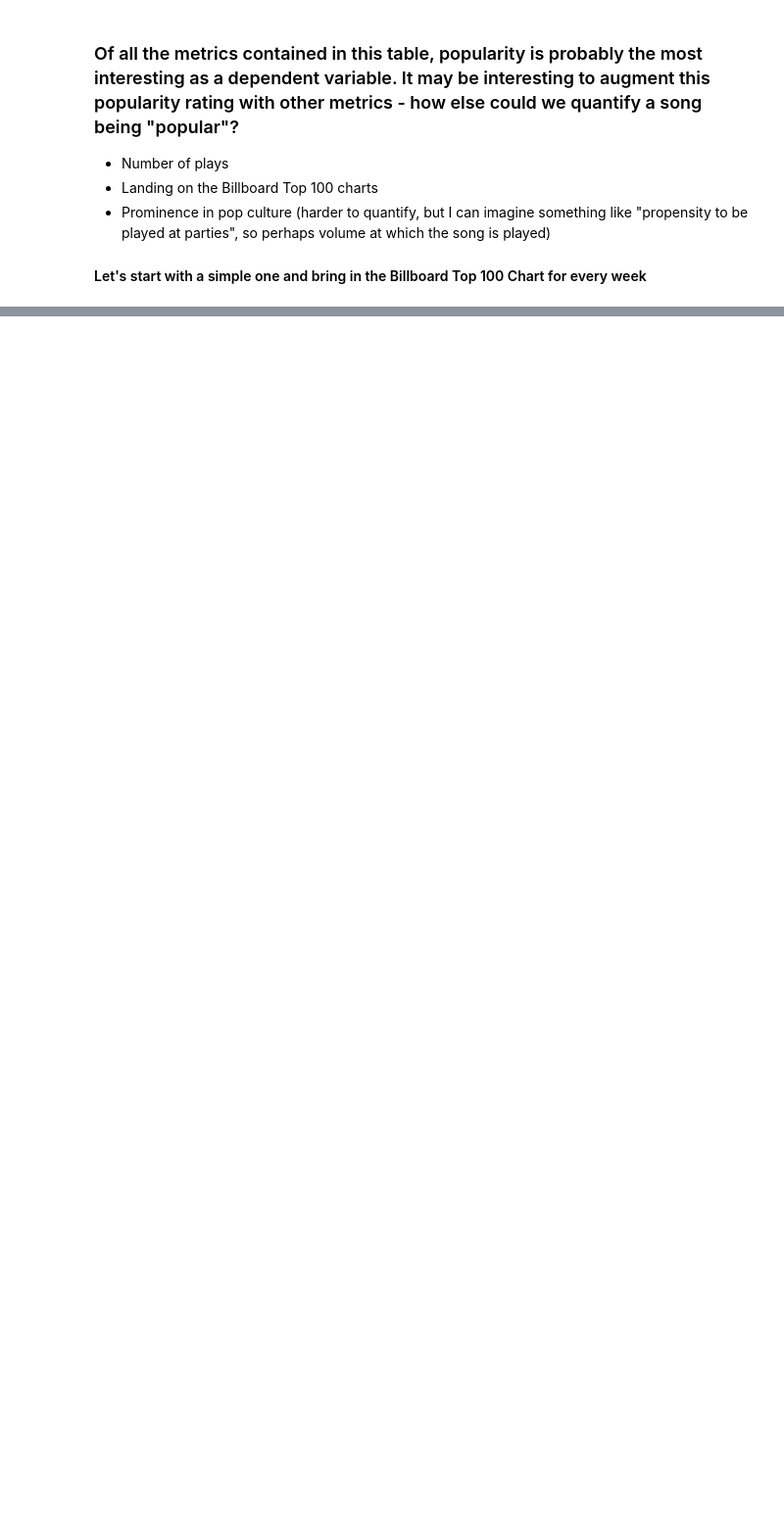
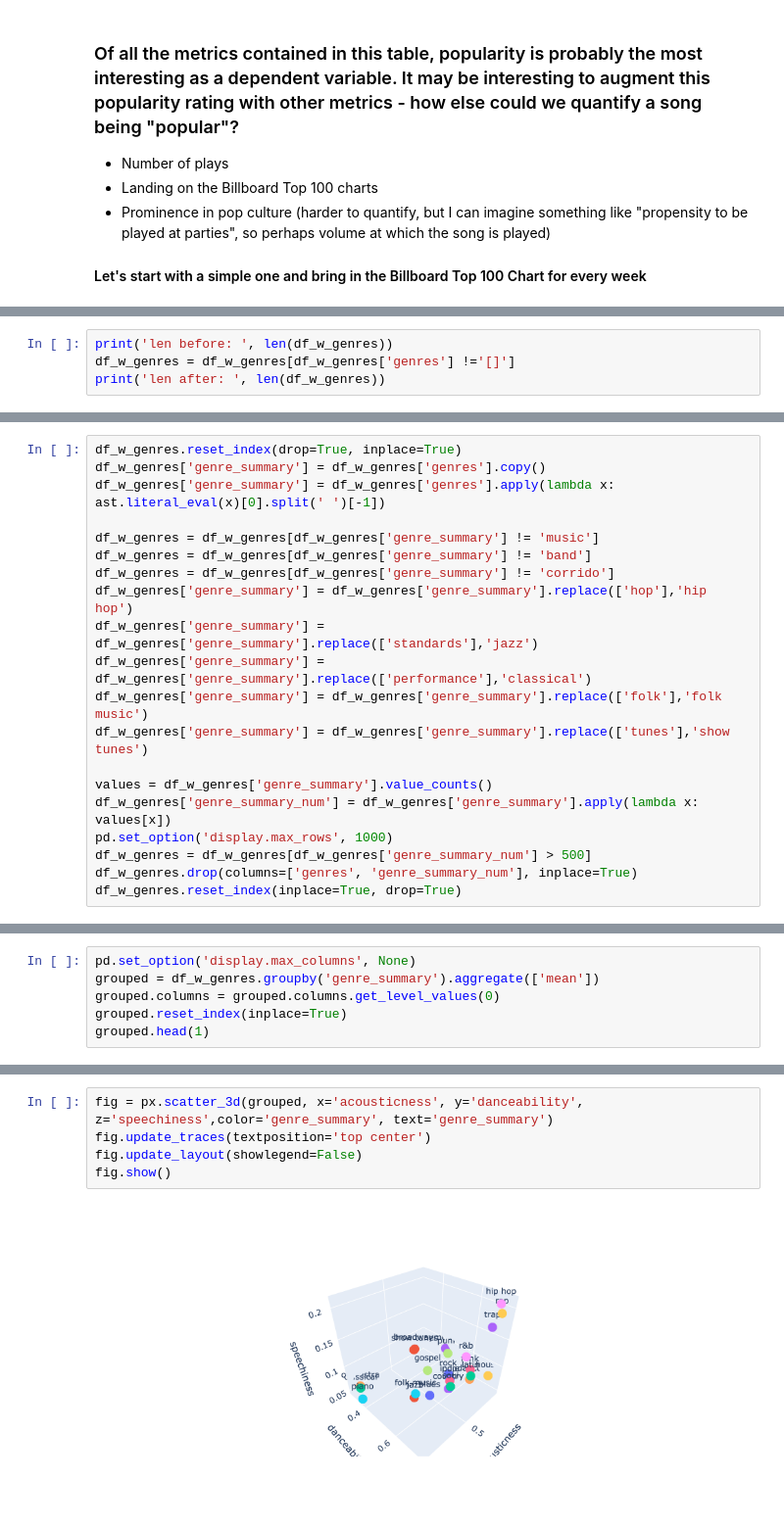
Before and after one commit to chriskeating/grammy-predictions, a Jupyter notebook: popularity.ipynb, the cells around one changed output, grey strips where cells are left out. Shown at 98% size. Drawn from its saved outputs; the diff is of its cells as text; blank space fills up the shorter version.

```diff
--- a/popularity.ipynb
+++ b/popularity.ipynb
@@ -91,0 +67,4 @@ soup.findAll("span", {"class_": "chart-element__information__song text--truncate
+# %%
+print('len before: ', len(df_w_genres))
+df_w_genres = df_w_genres[df_w_genres['genres'] !='[]']
+print('len after: ', len(df_w_genres))
@@ -91,0 +74,20 @@ soup.findAll("span", {"class_": "chart-element__information__song text--truncate
+# %%
+df_w_genres.reset_index(drop=True, inplace=True)
+df_w_genres['genre_summary'] = df_w_genres['genres'].copy()
+df_w_genres['genre_summary'] = df_w_genres['genres'].apply(lambda x: ast.literal_eval(x)[0].split(' ')[-1])
+
+df_w_genres = df_w_genres[df_w_genres['genre_summary'] != 'music']
+df_w_genres = df_w_genres[df_w_genres['genre_summary'] != 'band']
+df_w_genres = df_w_genres[df_w_genres['genre_summary'] != 'corrido']
+df_w_genres['genre_summary'] = df_w_genres['genre_summary'].replace(['hop'],'hip hop')
+df_w_genres['genre_summary'] = df_w_genres['genre_summary'].replace(['standards'],'jazz')
+df_w_genres['genre_summary'] = df_w_genres['genre_summary'].replace(['performance'],'classical')
+df_w_genres['genre_summary'] = df_w_genres['genre_summary'].replace(['folk'],'folk music')
+df_w_genres['genre_summary'] = df_w_genres['genre_summary'].replace(['tunes'],'show tunes')
+
+values = df_w_genres['genre_summary'].value_counts()
+df_w_genres['genre_summary_num'] = df_w_genres['genre_summary'].apply(lambda x: values[x])
+pd.set_option('display.max_rows', 1000)
+df_w_genres = df_w_genres[df_w_genres['genre_summary_num'] > 500]
+df_w_genres.drop(columns=['genres', 'genre_summary_num'], inplace=True)
+df_w_genres.reset_index(inplace=True, drop=True)
@@ -91,0 +100,6 @@ soup.findAll("span", {"class_": "chart-element__information__song text--truncate
+# %%
+pd.set_option('display.max_columns', None)
+grouped = df_w_genres.groupby('genre_summary').aggregate(['mean'])
+grouped.columns = grouped.columns.get_level_values(0)
+grouped.reset_index(inplace=True)
+grouped.head(1)
@@ -91,0 +109,7 @@ soup.findAll("span", {"class_": "chart-element__information__song text--truncate
+# %%
+fig = px.scatter_3d(grouped, x='acousticness', y='danceability',  z='speechiness',color='genre_summary', text='genre_summary')
+fig.update_traces(textposition='top center')
+fig.update_layout(showlegend=False)
+fig.show()
+# %% [output]
+[figure, added]
```
Also changed, not shown: parts of 19 cells of this notebook.
